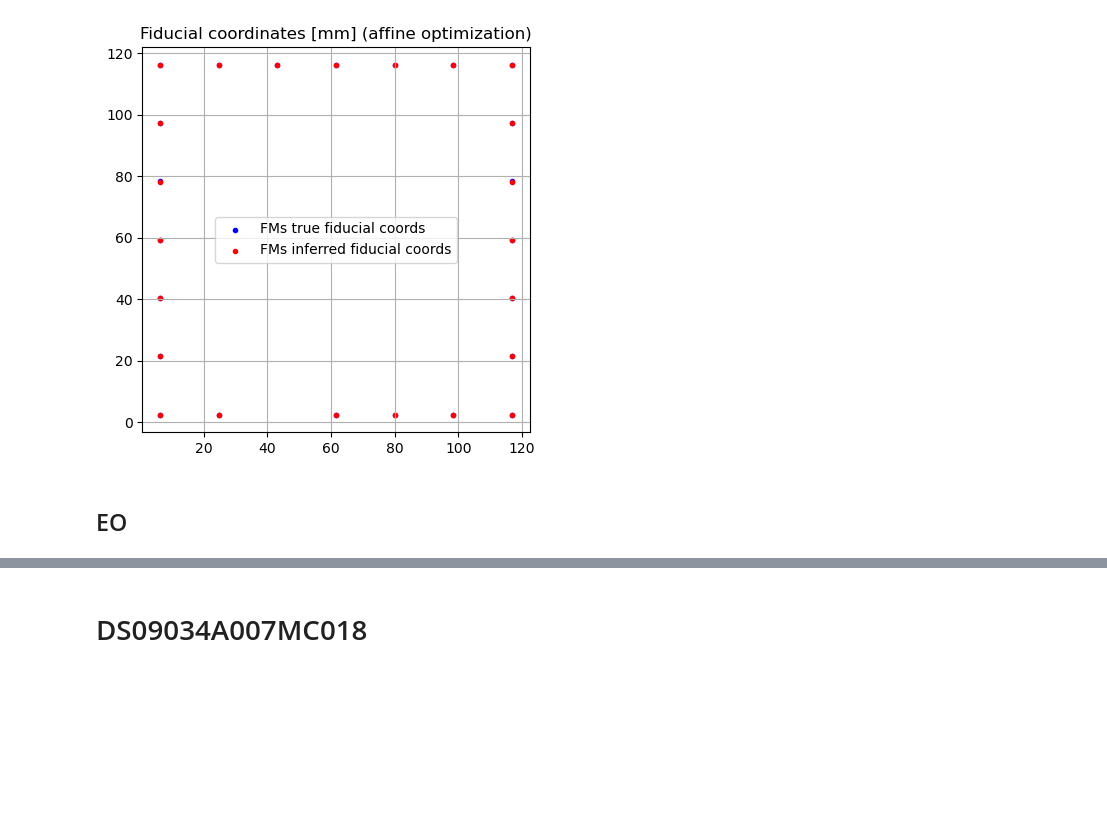
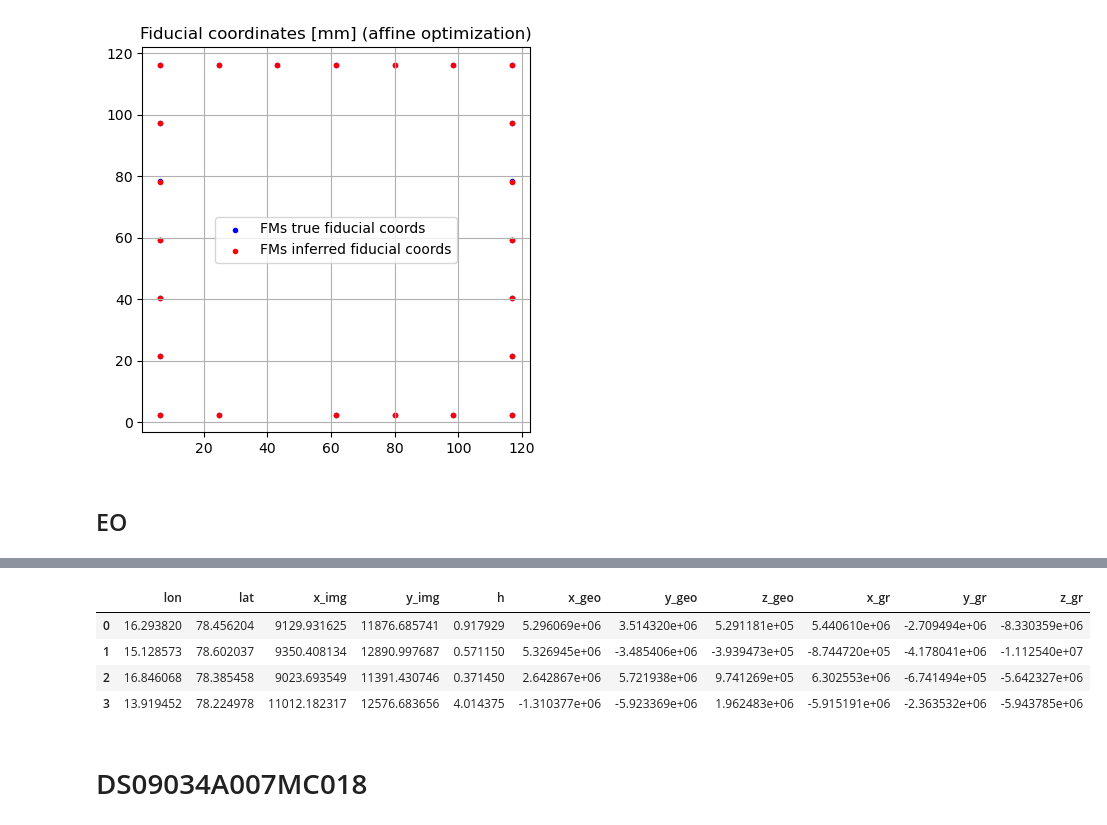
Before and after one commit to lorisdanjou/KH-5_ARGON_images_processing, a Jupyter notebook: orthorectification_images_tests.ipynb, the cells around one changed output, grey strips where cells are left out. Drawn from its saved outputs; the diff is of its cells as text; code cells hidden in the pictures; blank space fills up the shorter version.

```diff
--- a/orthorectification_images_tests.ipynb
+++ b/orthorectification_images_tests.ipynb
@@ -387,3 +455,19 @@ lat_c, lon_c = 77.75936, 18.40797
+# %%
+# local cartesian coordinates
+lat_c, lon_c = 77.75936, 18.40797
+
+for i in GCPs.index:
+    x_geo, y_geo, z_geo = GCPs.loc[i, ["x_geo", "y_geo", "z_geo"]].values
+    x_gr, y_gr, z_gr = eo.geocentric_cartesian_to_local_cartesian_coordinates(x_geo, y_geo, z_geo, lat_c, lon_c) # TODO: strange behaviour, check
+    GCPs.loc[i, ["x_gr", "y_gr", "z_gr"]] = x_gr, y_gr, z_gr
+
+GCPs
+# %% [output]
+|  | lon | lat | x_img | y_img | h | x_geo | y_geo | z_geo | x_gr | y_gr | z_gr |
+| 0 | 16.293820 | 78.456204 | 9129.931625 | 11876.685741 | 0.917929 | 5.296069e+06 | 3.514320e+06 | 5.291181e+05 | 5.440610e+06 | -2.709494e+06 | -8.330359e+06 |
+| 1 | 15.128573 | 78.602037 | 9350.408134 | 12890.997687 | 0.571150 | 5.326945e+06 | -3.485406e+06 | -3.939473e+05 | -8.744720e+05 | -4.178041e+06 | -1.112540e+07 |
+| 2 | 16.846068 | 78.385458 | 9023.693549 | 11391.430746 | 0.371450 | 2.642867e+06 | 5.721938e+06 | 9.741269e+05 | 6.302553e+06 | -6.741494e+05 | -5.642327e+06 |
+| 3 | 13.919452 | 78.224978 | 11012.182317 | 12576.683656 | 4.014375 | -1.310377e+06 | -5.923369e+06 | 1.962483e+06 | -5.915191e+06 | -2.363532e+06 | -5.943785e+06 |
 # %% [markdown]
 # DS09034A007MC018
 # %%
```
Also changed, not shown: parts of 11 cells of this notebook, 1 other file.
